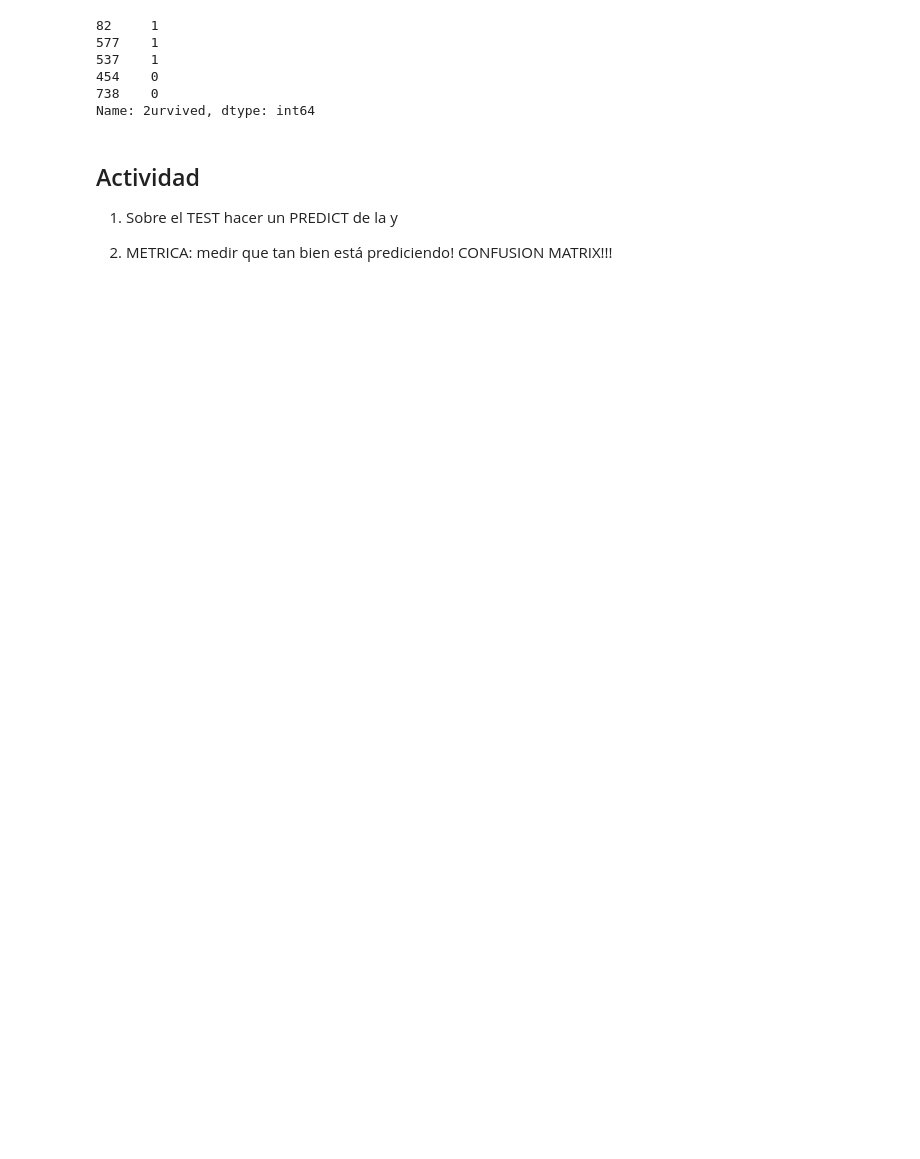
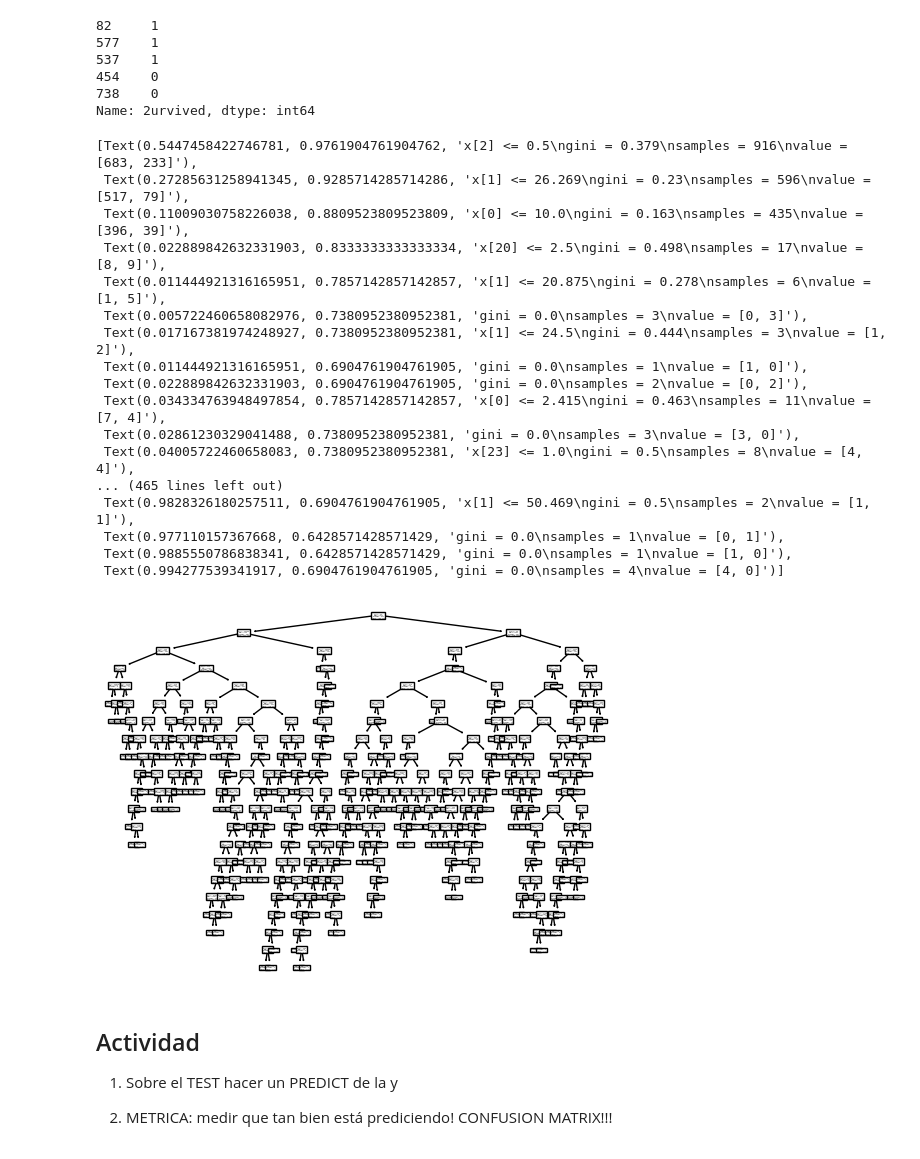
Before and after one commit to rodrifer10/mds_ml_rfc, a Jupyter notebook: Class3.ipynb, the cells around one changed output. Saved outputs shown, nothing was run; the diff lists cells and outputs as text; code cells hidden in the pictures; blank space fills up the shorter version.

```diff
--- a/Class3.ipynb
+++ b/Class3.ipynb
@@ -326,7 +328,26 @@ clf = tree.DecisionTreeClassifier()
 # %%
 clf = clf.fit(x_train, y_train)
 # %%
-#tree.plot_tree(clf)
+tree.plot_tree(clf)
+# %% [output]
+[Text(0.5447458422746781, 0.9761904761904762, 'x[2] <= 0.5\ngini = 0.379\nsamples = 916\nvalue = [683, 233]'),
+ Text(0.27285631258941345, 0.9285714285714286, 'x[1] <= 26.269\ngini = 0.23\nsamples = 596\nvalue = [517, 79]'),
+ Text(0.11009030758226038, 0.8809523809523809, 'x[0] <= 10.0\ngini = 0.163\nsamples = 435\nvalue = [396, 39]'),
+ Text(0.022889842632331903, 0.8333333333333334, 'x[20] <= 2.5\ngini = 0.498\nsamples = 17\nvalue = [8, 9]'),
+ Text(0.011444921316165951, 0.7857142857142857, 'x[1] <= 20.875\ngini = 0.278\nsamples = 6\nvalue = [1, 5]'),
+ Text(0.005722460658082976, 0.7380952380952381, 'gini = 0.0\nsamples = 3\nvalue = [0, 3]'),
+ Text(0.017167381974248927, 0.7380952380952381, 'x[1] <= 24.5\ngini = 0.444\nsamples = 3\nvalue = [1, 2]'),
+ Text(0.011444921316165951, 0.6904761904761905, 'gini = 0.0\nsamples = 1\nvalue = [1, 0]'),
+ Text(0.022889842632331903, 0.6904761904761905, 'gini = 0.0\nsamples = 2\nvalue = [0, 2]'),
+ Text(0.034334763948497854, 0.7857142857142857, 'x[0] <= 2.415\ngini = 0.463\nsamples = 11\nvalue = [7, 4]'),
+ Text(0.02861230329041488, 0.7380952380952381, 'gini = 0.0\nsamples = 3\nvalue = [3, 0]'),
+ Text(0.04005722460658083, 0.7380952380952381, 'x[23] <= 1.0\ngini = 0.5\nsamples = 8\nvalue = [4, 4]'),
+... (465 lines left out)
+ Text(0.9828326180257511, 0.6904761904761905, 'x[1] <= 50.469\ngini = 0.5\nsamples = 2\nvalue = [1, 1]'),
+ Text(0.977110157367668, 0.6428571428571429, 'gini = 0.0\nsamples = 1\nvalue = [0, 1]'),
+ Text(0.9885550786838341, 0.6428571428571429, 'gini = 0.0\nsamples = 1\nvalue = [1, 0]'),
+ Text(0.994277539341917, 0.6904761904761905, 'gini = 0.0\nsamples = 4\nvalue = [4, 0]')]
+[figure, added]
 # %% [markdown]
 ## Actividad
 
```
Also changed, not shown: parts of 33 cells of this notebook, 15 other files.
